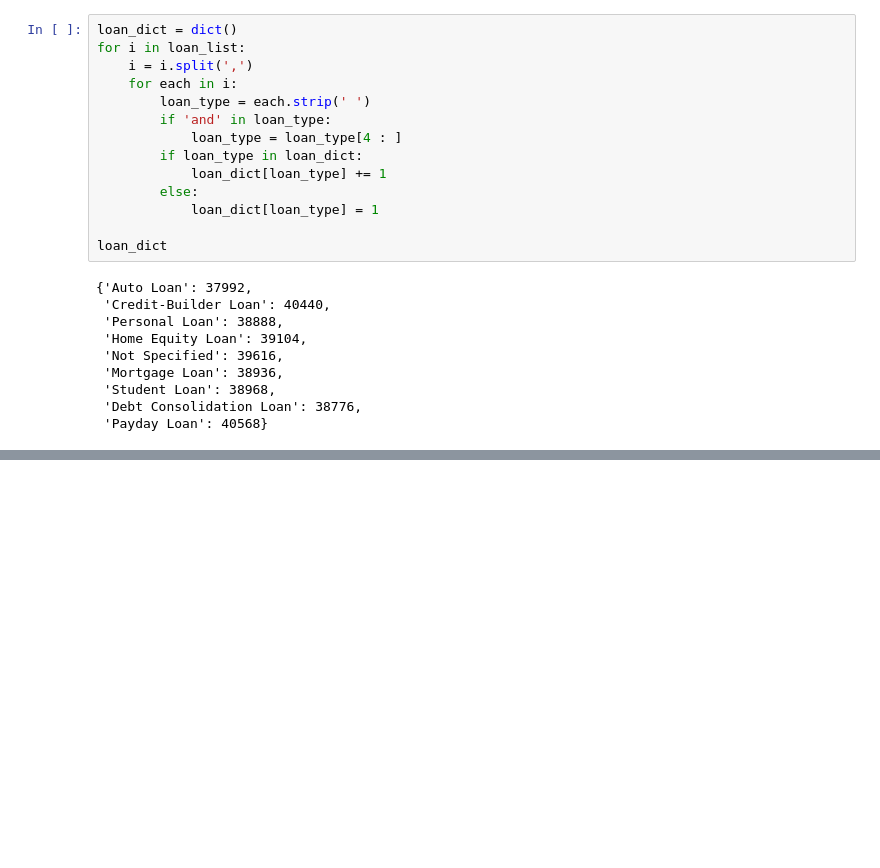
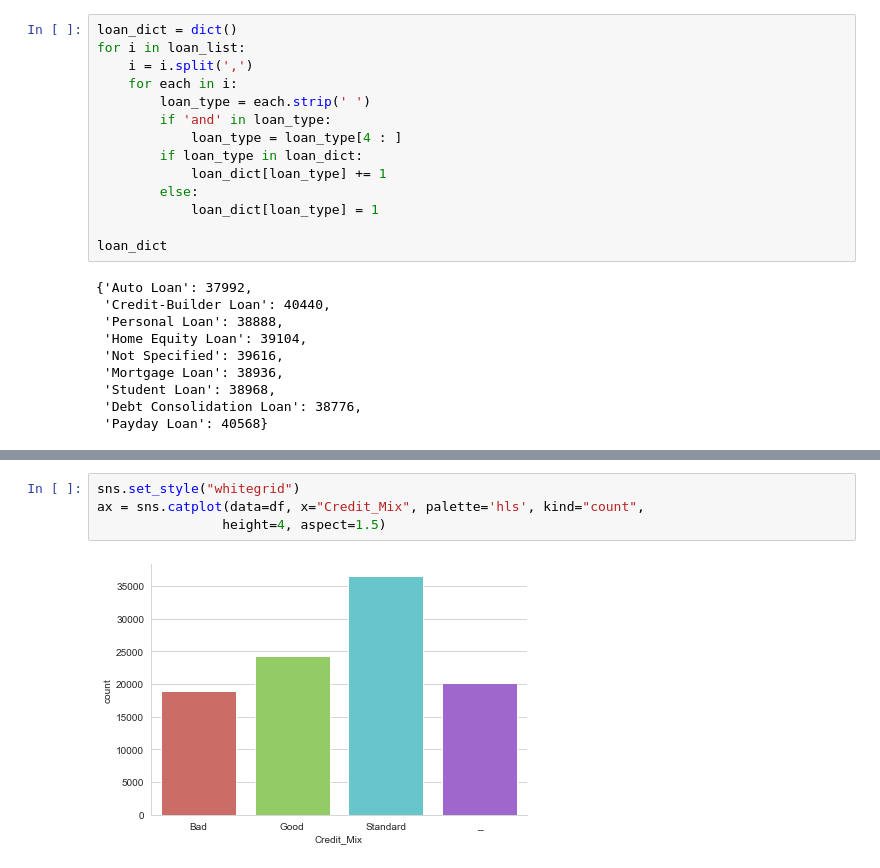
Before and after one commit to OlaJaglinska/Data-Science-Training, a Jupyter notebook: EDA/EDA.ipynb, the cells around one changed output, grey strips where cells are left out. Drawn from its saved outputs; the diff is of its cells as text; blank space fills up the shorter version.

Commit message:
Credit mix

```diff
--- a/EDA/EDA.ipynb
+++ b/EDA/EDA.ipynb
@@ -258,0 +271,6 @@ All of types of loan have a similar popular among borrowers
+# %%
+sns.set_style("whitegrid")
+ax = sns.catplot(data=df, x="Credit_Mix", palette='hls', kind="count",
+                height=4, aspect=1.5)
+# %% [output]
+[figure, added]
```
Also changed, not shown: parts of 7 cells of this notebook.
